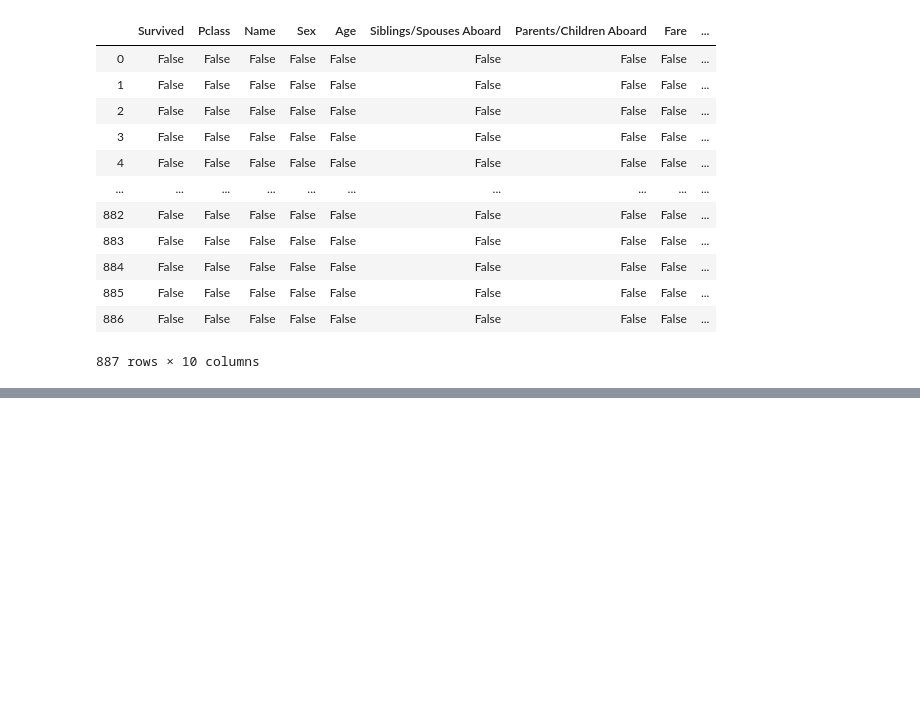
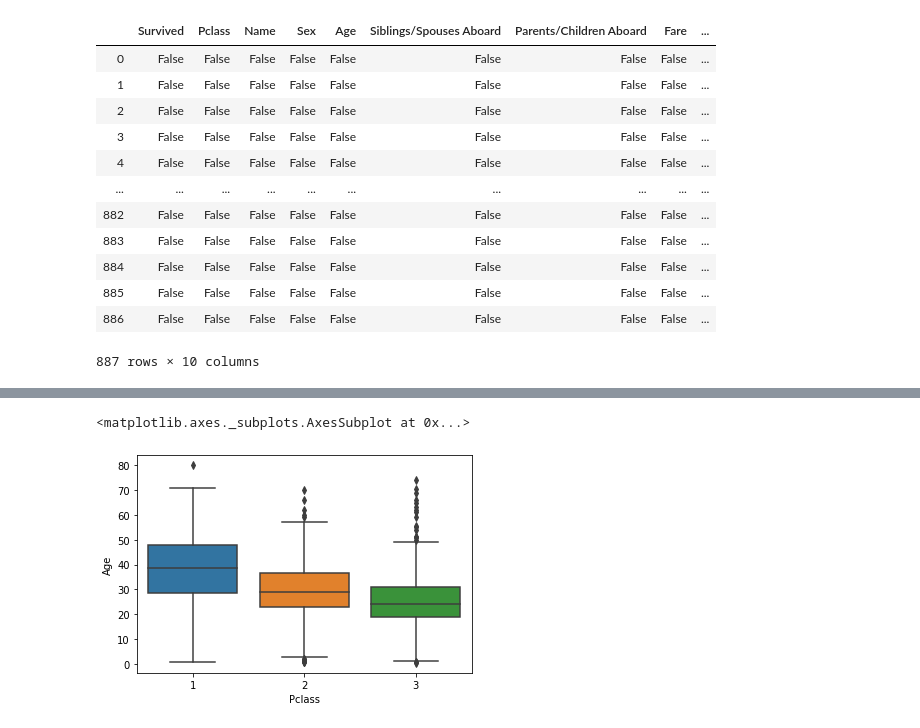
Before and after one commit to Savinda/datasets, a Jupyter notebook: pyTutes/titanic.ipynb, the cells around one changed output, grey strips where cells are left out. Drawn from its saved outputs; the diff is of its cells as text; code cells hidden in the pictures; blank space fills up the shorter version.

```diff
--- a/pyTutes/titanic.ipynb
+++ b/pyTutes/titanic.ipynb
@@ -138,0 +140,7 @@ sns.heatmap(dataset.isnull(), yticklabels=False) # We don't need lables in y-axi
+# %%
+# Draw a box plot and analyze the column Age vs Pclass
+sns.boxplot(x='Pclass', y='Age', data=dataset)
+# Result shows that passengers travel in higher classes are older
+# %% [output]
+<matplotlib.axes._subplots.AxesSubplot at 0x...>
+[figure, added]
```
Also changed, not shown: parts of 4 cells of this notebook, 1 other file.
